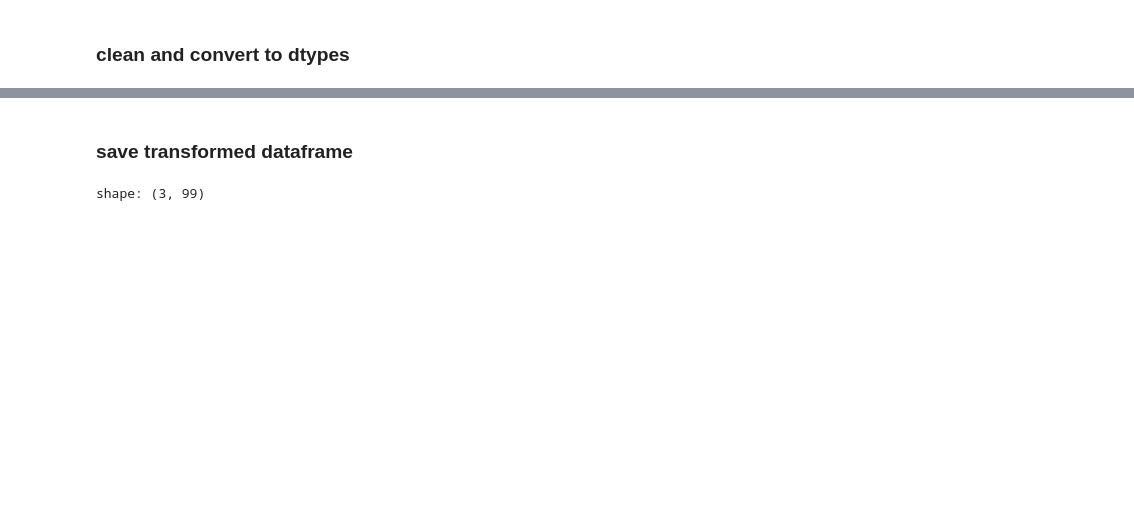
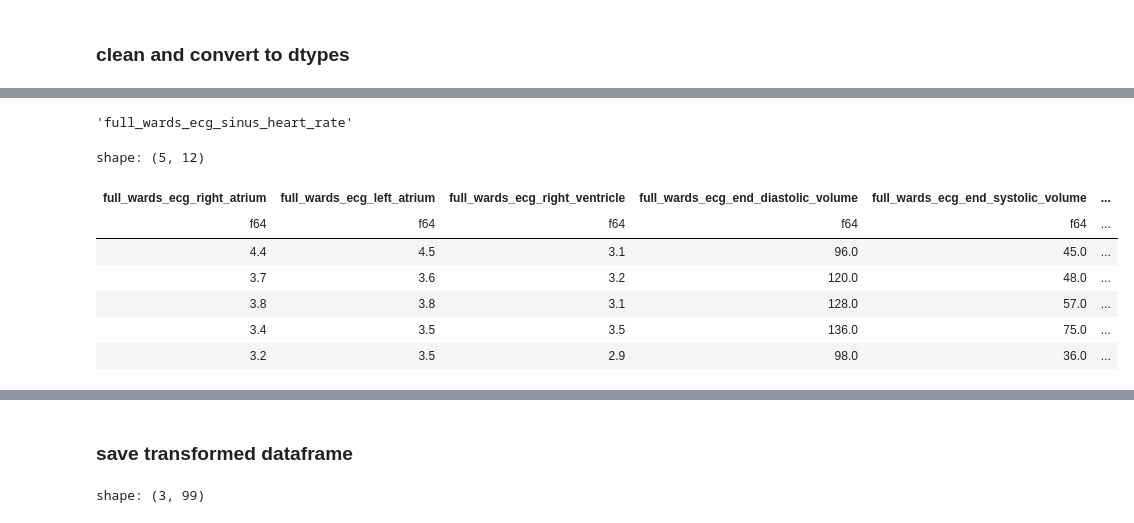
Before and after one commit to KonstantinBurkin/parse-records, a Jupyter notebook: notebooks/7.1_transform_epic_data.ipynb, the cells around one changed output, grey strips where cells are left out. Drawn from its saved outputs; the diff is of its cells as text; code cells hidden in the pictures; blank space fills up the shorter version.

```diff
--- a/notebooks/7.1_transform_epic_data.ipynb
+++ b/notebooks/7.1_transform_epic_data.ipynb
@@ -985,0 +1017,60 @@ shape: (5, 79)
+# %%
+labeled_data = labeled_data.with_columns(
+    pl.coalesce([c("full_wards_ecg_bmi"), c("condition_bmi")])
+    .cast(pl.Float64)
+    .alias("bmi")
+)
+# %%
+useful_cols.append("bmi")
+useful_cols.pop(useful_cols.index("condition_bmi"))
+useful_cols.pop(useful_cols.index("full_wards_ecg_bmi"))
+useful_cols.pop(useful_cols.index("condition_oxygen_saturation"))
+useful_cols.pop(useful_cols.index("full_wards_ecg_e_a"))
+useful_cols.pop(useful_cols.index("full_wards_ecg_aortic_arch"))
+useful_cols.pop(useful_cols.index("full_wards_ecg_sinus_heart_rate"))
+# %% [output]
+'full_wards_ecg_sinus_heart_rate'
+# %%
+labeled_data = labeled_data.with_columns(
+    c("full_wards_ecg_ejection_fraction")
+    .str.slice(-2)
+    .str.replace(",", ".")
+    .cast(pl.Float64)
+)
+# %%
+labeled_data = labeled_data.with_columns(
+    c("full_wards_ecg_ascending_aorta")
+    .str.slice(-2)
+    .replace(".", None)
+    .str.replace(",", ".")
+    .cast(pl.Float64)
+)
+# %%
+(
+    labeled_data.select(
+        "full_wards_ecg_right_atrium",
+        "full_wards_ecg_left_atrium",
+        "full_wards_ecg_right_ventricle",
+        "full_wards_ecg_end_diastolic_volume",
+        "full_wards_ecg_end_systolic_volume",
+        "full_wards_ecg_stroke_volume",
+        "full_wards_ecg_ventricular_septal",
+        "full_wards_ecg_aorta_diameter_valsalva_sinuses",
+        "full_wards_ecg_ascending_aorta",
+        "full_wards_ecg_age",
+        "full_wards_ecg_heart_rate",
+        "bmi",
+    )
+    #
+    .head()
+    # .null_count()
+)
+# %% [output]
+shape: (5, 12)
+| full_wards_ecg_right_atrium | full_wards_ecg_left_atrium | full_wards_ecg_right_ventricle | full_wards_ecg_end_diastolic_volume | full_wards_ecg_end_systolic_volume | ... |
+| f64 | f64 | f64 | f64 | f64 | ... |
+| 4.4 | 4.5 | 3.1 | 96.0 | 45.0 | ... |
+| 3.7 | 3.6 | 3.2 | 120.0 | 48.0 | ... |
+| 3.8 | 3.8 | 3.1 | 128.0 | 57.0 | ... |
+| 3.4 | 3.5 | 3.5 | 136.0 | 75.0 | ... |
+| 3.2 | 3.5 | 2.9 | 98.0 | 36.0 | ... |
```
Also changed, not shown: parts of 18 cells of this notebook.
